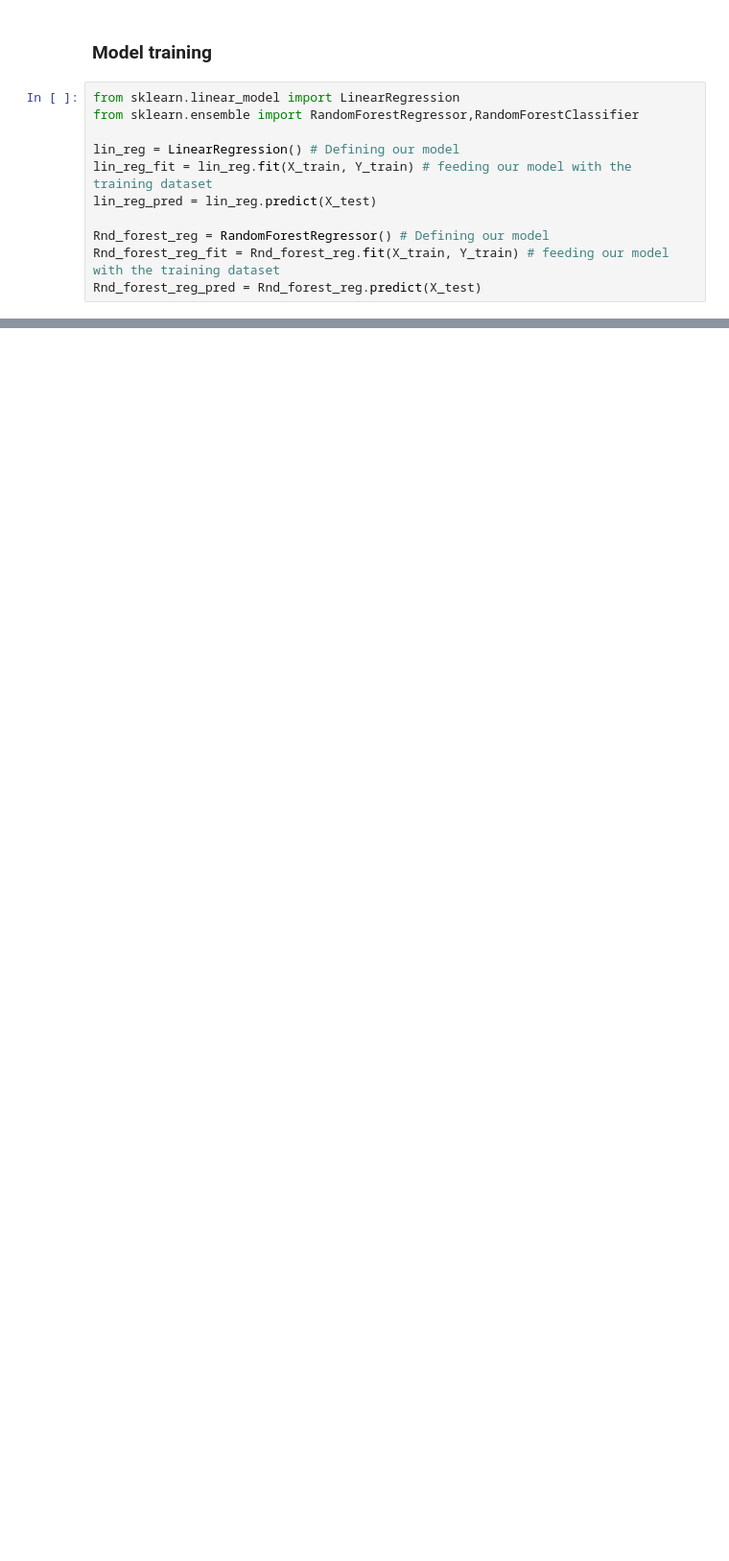
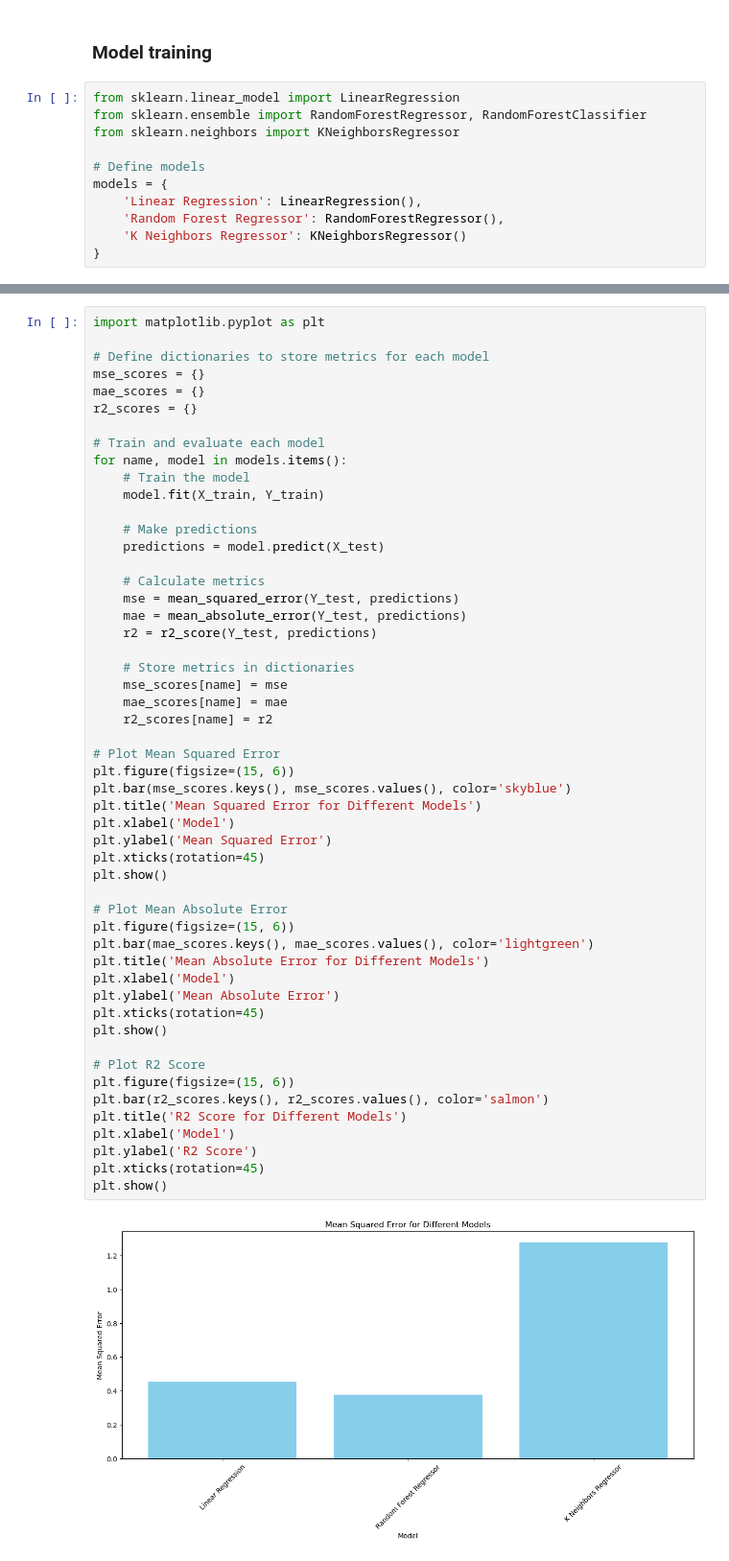
Before and after one commit to ImadElMaftouhi/codsoft, a Jupyter notebook: MOVIE RATING PREDICTION/main.ipynb, the cells around one changed output, grey strips where cells are left out. Shown at 96% size. Drawn from its saved outputs; the diff is of its cells as text; blank space fills up the shorter version.

```diff
--- a/MOVIE RATING PREDICTION/main.ipynb
+++ b/MOVIE RATING PREDICTION/main.ipynb
@@ -1114,15 +1144,15 @@ The target testing dataset
 ### Model training
 # %%
 from sklearn.linear_model import LinearRegression
-from sklearn.ensemble import RandomForestRegressor,RandomForestClassifier
+from sklearn.ensemble import RandomForestRegressor, RandomForestClassifier
+from sklearn.neighbors import KNeighborsRegressor
 
-lin_reg = LinearRegression() # Defining our model
-lin_reg_fit = lin_reg.fit(X_train, Y_train) # feeding our model with the training dataset
-lin_reg_pred = lin_reg.predict(X_test)
-
-Rnd_forest_reg = RandomForestRegressor() # Defining our model
-Rnd_forest_reg_fit = Rnd_forest_reg.fit(X_train, Y_train) # feeding our model with the training dataset
-Rnd_forest_reg_pred = Rnd_forest_reg.predict(X_test)
+# Define models
+models = {
+    'Linear Regression': LinearRegression(),
+    'Random Forest Regressor': RandomForestRegressor(),
+    'K Neighbors Regressor': KNeighborsRegressor()
+}
 # %%
 # Evaluating the performance of trained algos
 from sklearn.metrics import accuracy_score, mean_absolute_error, mean_squared_error, r2_score
@@ -1176,0 +1239,54 @@ Since our r2 score is quite low, we need to somehow optimise our model, this can
+# %%
+import matplotlib.pyplot as plt
+
+# Define dictionaries to store metrics for each model
+mse_scores = {}
+mae_scores = {}
+r2_scores = {}
+
+# Train and evaluate each model
+for name, model in models.items():
+    # Train the model
+    model.fit(X_train, Y_train)
+
+    # Make predictions
+    predictions = model.predict(X_test)
+
+    # Calculate metrics
+    mse = mean_squared_error(Y_test, predictions)
+    mae = mean_absolute_error(Y_test, predictions)
+    r2 = r2_score(Y_test, predictions)
+
+    # Store metrics in dictionaries
+    mse_scores[name] = mse
+    mae_scores[name] = mae
+    r2_scores[name] = r2
+
+# Plot Mean Squared Error
+plt.figure(figsize=(15, 6))
+plt.bar(mse_scores.keys(), mse_scores.values(), color='skyblue')
+plt.title('Mean Squared Error for Different Models')
+plt.xlabel('Model')
+plt.ylabel('Mean Squared Error')
+plt.xticks(rotation=45)
+plt.show()
+
+# Plot Mean Absolute Error
+plt.figure(figsize=(15, 6))
+plt.bar(mae_scores.keys(), mae_scores.values(), color='lightgreen')
+plt.title('Mean Absolute Error for Different Models')
+plt.xlabel('Model')
+plt.ylabel('Mean Absolute Error')
+plt.xticks(rotation=45)
+plt.show()
+
+# Plot R2 Score
+plt.figure(figsize=(15, 6))
+plt.bar(r2_scores.keys(), r2_scores.values(), color='salmon')
+plt.title('R2 Score for Different Models')
+plt.xlabel('Model')
+plt.ylabel('R2 Score')
+plt.xticks(rotation=45)
+plt.show()
+# %% [output]
+[figure, added]
```
Also changed, not shown: parts of 54 cells of this notebook, 1 other file.
